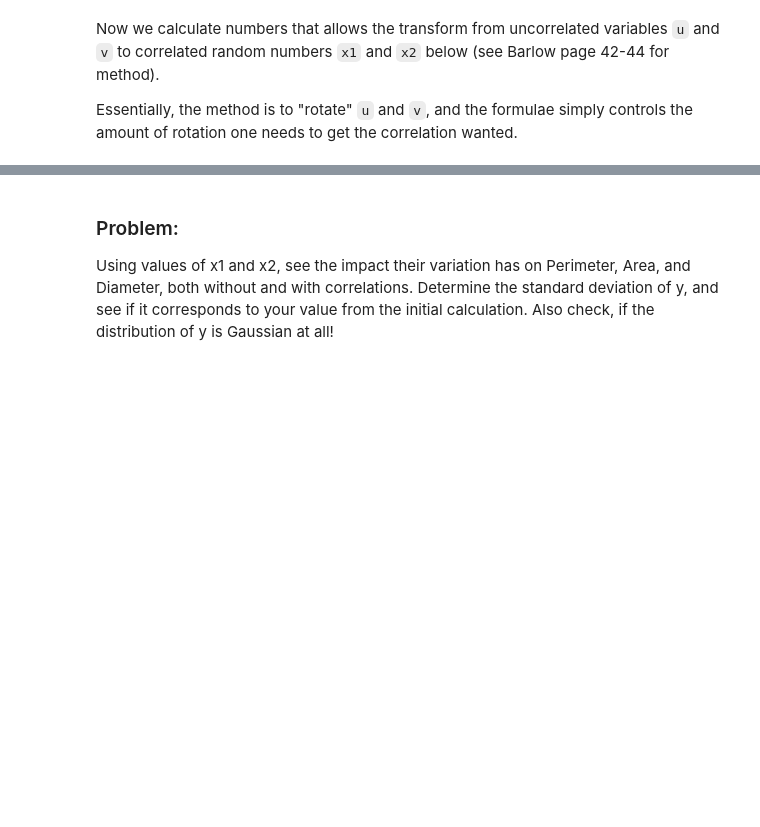
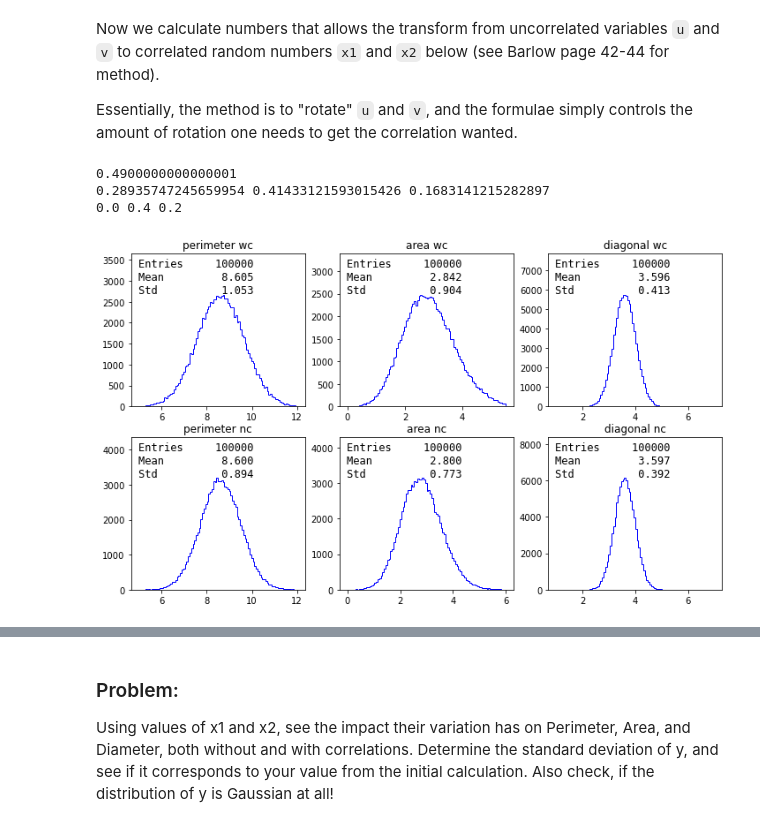
Before and after one commit to PhilKofoed/AppStat2022, a Jupyter notebook: Week1/ErrorPropagation/ErrorPropagation_empty_mine.ipynb, the cells around one changed output, grey strips where cells are left out. Drawn from its saved outputs; the diff is of its cells as text; code cells hidden in the pictures; blank space fills up the shorter version.

```diff
--- a/Week1/ErrorPropagation/ErrorPropagation_empty_mine.ipynb
+++ b/Week1/ErrorPropagation/ErrorPropagation_empty_mine.ipynb
@@ -103,4 +103,72 @@ if not (-1.0 <= rho12 <= 1.0):
 Now we calculate numbers that allows the transform from uncorrelated variables `u` and `v` to correlated random numbers `x1` and `x2` below (see Barlow page 42-44 for method).
 
 Essentially, the method is to "rotate" `u` and `v`, and the formulae simply controls the amount of rotation one needs to get the correlation wanted.
+# %%
+rho12 = 0.5 * sig1 * sig2 * (mu1)**2
+if not (-1.0 <= rho12 <= 1.0):
+    raise ValueError(f"Correlation factor not in interval [-1,1], as it is {rho12:6.2f}")
+print(rho12)
+# Define the parameters needed for the transformation:
+theta = 0.5 * np.arctan( 2.0 * rho12 * sig1 * sig2 / ( np.square(sig1) - np.square(sig2) ) )
+sigu = np.sqrt( np.abs( (((sig1*np.cos(theta))**2) - (sig2*np.sin(theta))**2 ) / ( (np.cos(theta))**2 - np.sin(theta)**2) ) )
+sigv = np.sqrt( np.abs( (((sig2*np.cos(theta))**2) - (sig1*np.sin(theta))**2 ) / ( (np.cos(theta))**2 - np.sin(theta)**2) ) )
+print(theta , sigu, sigv)
+# Produce random numbers with the (possible) correlation:
+u = r.normal(0.0, sigu, N_exp)
+v = r.normal(0.0, sigv, N_exp)
+x1_all = mu1 + np.cos(theta)*u - np.sin(theta)*v
+x2_all = mu2 + np.sin(theta)*u + np.cos(theta)*v
+x12_all = np.array([x1_all, x2_all])
+
+p_all = 2 * x1_all + 2 * x2_all
+a_all = x1_all * x2_all
+d_all = np.sqrt(x1_all ** 2 + x2_all ** 2)
+
+data_plots = [p_all, a_all, d_all]
+ranges = [(5,12), (0, 5.5), (1, 7)]
+titles = ["perimeter wc", "area wc", "diagonal wc"]
+fig, axes = plt.subplots(2, 3, figsize = (12,7), facecolor = "white")
+
+for data, ax, xrange, title in zip(data_plots, axes[0], ranges, titles):
+    ax.hist(data, bins = 100, range = xrange, histtype="step", color = "b")
+    ymax = ax.get_ylim()[1] * 1.3
+    ax.set_ylim(0, ymax)
+    ax.set_title(title)
+    add_header_to_ax(data, 0.04, 0.97, ax)
+
+rho12 = 0
+# Define the parameters needed for the transformation:
+theta = 0.5 * np.arctan( 2.0 * rho12 * sig1 * sig2 / ( np.square(sig1) - np.square(sig2) ) )
+sigu = np.sqrt( np.abs( (((sig1*np.cos(theta))**2) - (sig2*np.sin(theta))**2 ) / ( (np.cos(theta))**2 - np.sin(theta)**2) ) )
+sigv = np.sqrt( np.abs( (((sig2*np.cos(theta))**2) - (sig1*np.sin(theta))**2 ) / ( (np.cos(theta))**2 - np.sin(theta)**2) ) )
+print(theta , sigu, sigv)
+# Produce random numbers with the (possible) correlation:
+u = r.normal(0.0, sigu, N_exp)
+v = r.normal(0.0, sigv, N_exp)
+x1_all = mu1 + np.cos(theta)*u - np.sin(theta)*v
+x2_all = mu2 + np.sin(theta)*u + np.cos(theta)*v
+x12_all = np.array([x1_all, x2_all])
+
+
+p_all = 2 * x1_all + 2 * x2_all
+a_all = x1_all * x2_all
+d_all = np.sqrt(x1_all ** 2 + x2_all ** 2)
+
+data_plots = [p_all, a_all, d_all]
+ranges = [(5,12), (0, 6), (1, 7)]
+titles = ["perimeter nc", "area nc", "diagonal nc"]
+
+for data, ax, xrange, title in zip(data_plots, axes[1], ranges, titles):
+    ax.hist(data, bins = 100, range = xrange, histtype="step", color = "b")
+    ymax = ax.get_ylim()[1] * 1.3
+    ax.set_ylim(0, ymax)
+    ax.set_title(title)
+    add_header_to_ax(data, 0.04, 0.97, ax)
+
+#All match well
+# %% [output]
+0.4900000000000001
+0.28935747245659954 0.41433121593015426 0.1683141215282897
+0.0 0.4 0.2
+[figure, added]
 # %%
```
Also changed, not shown: parts of 3 cells of this notebook.
